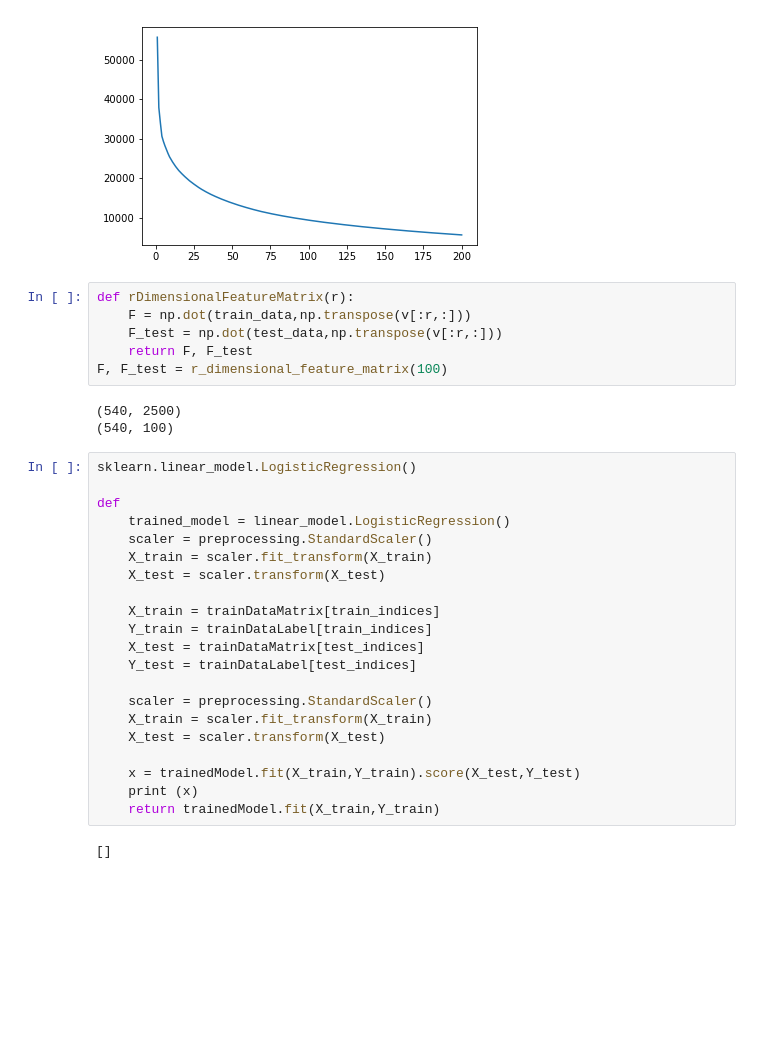
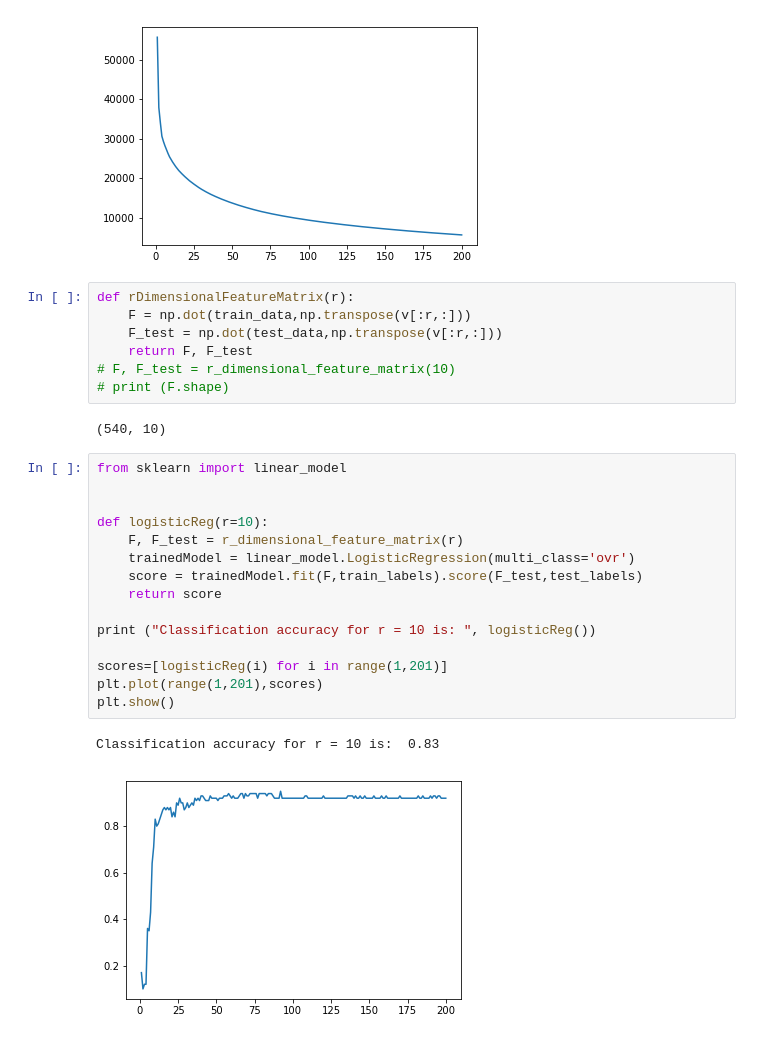
Before and after one commit to lhf-leo/aml-homework, a Jupyter notebook: hw2/Question1.ipynb, the cells around one changed output. Drawn from its saved outputs; the diff is of its cells as text; blank space fills up the shorter version.

```diff
--- a/hw2/Untitled.ipynb
+++ b/hw2/Question1.ipynb
@@ -69,30 +69,25 @@ def rDimensionalFeatureMatrix(r):
     F = np.dot(train_data,np.transpose(v[:r,:]))
     F_test = np.dot(test_data,np.transpose(v[:r,:]))
     return F, F_test
-F, F_test = r_dimensional_feature_matrix(100)
+# F, F_test = r_dimensional_feature_matrix(10)
+# print (F.shape)
 # %% [output]
-(540, 2500)
-(540, 100)
+(540, 10)
-# %%
-sklearn.linear_model.LogisticRegression()
-
-def
-    trained_model = linear_model.LogisticRegression()
-    scaler = preprocessing.StandardScaler()
-    X_train = scaler.fit_transform(X_train)
-    X_test = scaler.transform(X_test)
-
-    X_train = trainDataMatrix[train_indices]
-    Y_train = trainDataLabel[train_indices]
-    X_test = trainDataMatrix[test_indices]
-    Y_test = trainDataLabel[test_indices]
-
-    scaler = preprocessing.StandardScaler()
-    X_train = scaler.fit_transform(X_train)
-    X_test = scaler.transform(X_test)
-
-    x = trainedModel.fit(X_train,Y_train).score(X_test,Y_test)
-    print (x)
-    return trainedModel.fit(X_train,Y_train)
-# %% [output]
-[]
+# %%
+from sklearn import linear_model
+
+
+def logisticReg(r=10):
+    F, F_test = r_dimensional_feature_matrix(r)
+    trainedModel = linear_model.LogisticRegression(multi_class='ovr')
+    score = trainedModel.fit(F,train_labels).score(F_test,test_labels)
+    return score
+
+print ("Classification accuracy for r = 10 is: ", logisticReg())
+
+scores=[logisticReg(i) for i in range(1,201)]
+plt.plot(range(1,201),scores)
+plt.show()
+# %% [output]
+Classification accuracy for r = 10 is:  0.83
+[figure, added]
```
